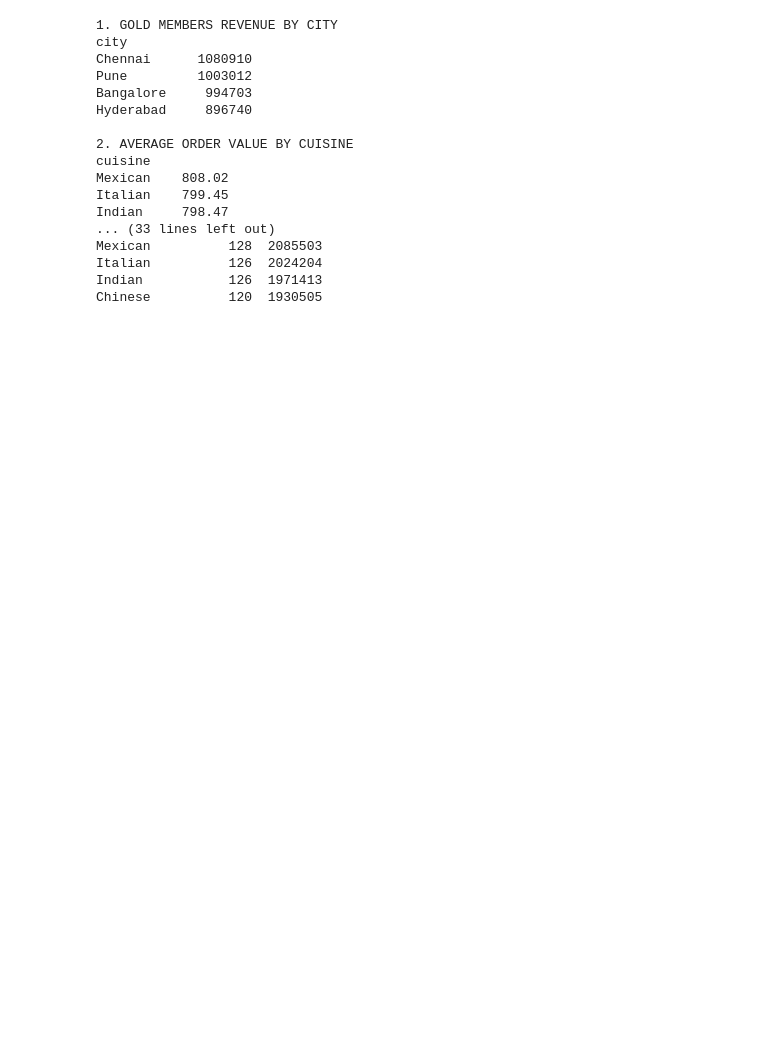
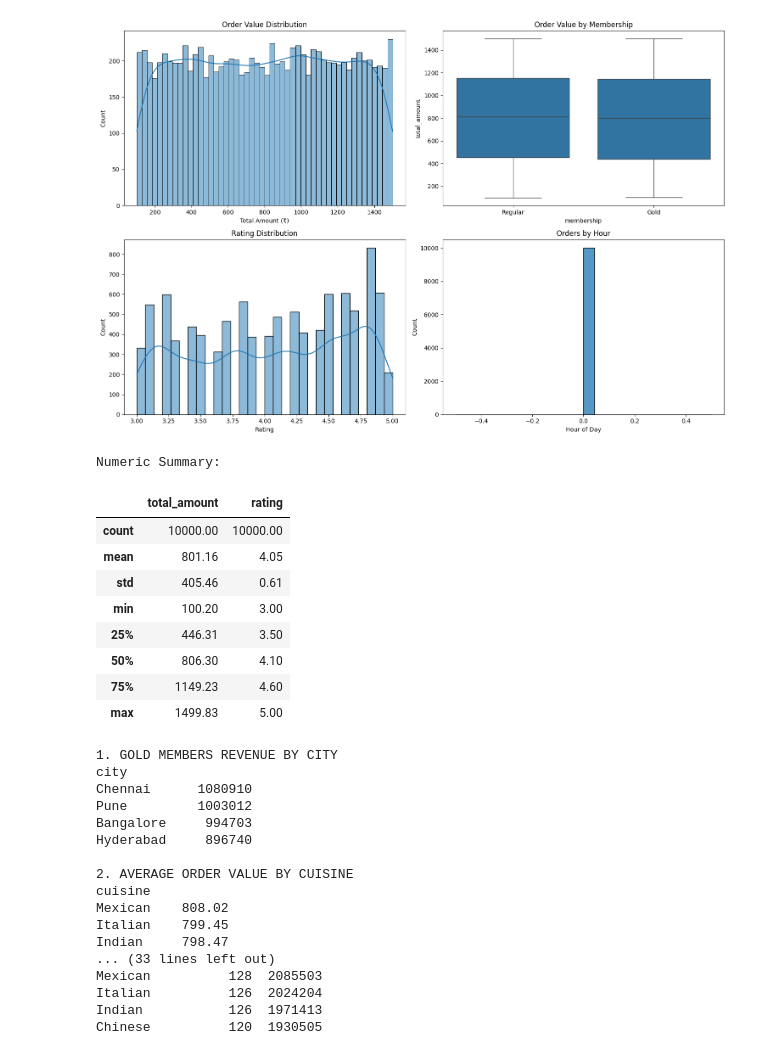
Before and after one commit to DN444/InnomaticsHackathon, a Jupyter notebook: res.ipynb, the cells around one changed output. Cells and saved outputs as stored; diff of their text form; code cells hidden in the pictures; blank space fills up the shorter version.

```diff
--- a/res.ipynb
+++ b/res.ipynb
@@ -1,6 +13,12 @@
 # %%
-import pandas as pd
-import numpy as np
 df = pd.read_csv(r"C:\Users\dipay\Downloads\final_food_delivery_dataset.csv")
 df['total_amount'] = pd.to_numeric(df['total_amount'], errors='coerce')
-df['order_date'] = pd.to_datetime(df['order_date'], format='%d-%m-%Y')
+df['rating'] = pd.to_numeric(df['rating'], errors='coerce')
+df['order_date'] = pd.to_datetime(df['order_date'], format='%d-%m-%Y', errors='coerce')
+
+for col in ['city', 'membership', 'cuisine', 'restaurant_name', 'name']:
+    if col in df.columns:
+        df[col] = df[col].astype('string')
+
+print(f"Dataset shape: {df.shape}")
+display(df.head())
@@ -7,2 +75,38 @@ df['order_date'] = pd.to_datetime(df['order_date'], format='%d-%m-%Y')
+# %%
+fig, axes = plt.subplots(2, 2, figsize=(15, 10))
+
+sns.histplot(df['total_amount'].dropna(), bins=50, kde=True, ax=axes[0,0])
+axes[0,0].set_title('Order Value Distribution')
+axes[0,0].set_xlabel('Total Amount (₹)')
+
+sns.boxplot(data=df, x='membership', y='total_amount', ax=axes[0,1])
+axes[0,1].set_title('Order Value by Membership')
+
+sns.histplot(df['rating'].dropna(), bins=30, kde=True, ax=axes[1,0])
+axes[1,0].set_title('Rating Distribution')
+axes[1,0].set_xlabel('Rating')
+
+df['order_hour'] = df['order_date'].dt.hour
+sns.histplot(df['order_hour'].dropna(), bins=24, ax=axes[1,1])
+axes[1,1].set_title('Orders by Hour')
+axes[1,1].set_xlabel('Hour of Day')
+
+plt.tight_layout()
+plt.show()
+
+print("Numeric Summary:")
+display(df[['total_amount', 'rating']].describe().round(2))
+# %% [output]
+[figure, added]
+Numeric Summary:
+|  | total_amount | rating |
+| count | 10000.00 | 10000.00 |
+| mean | 801.16 | 4.05 |
+| std | 405.46 | 0.61 |
+| min | 100.20 | 3.00 |
+| 25% | 446.31 | 3.50 |
+| 50% | 806.30 | 4.10 |
+| 75% | 1149.23 | 4.60 |
+| max | 1499.83 | 5.00 |
 # %%
 print("\n1. GOLD MEMBERS REVENUE BY CITY")
```
Also changed, not shown: parts of 13 cells of this notebook, 1 other file.
